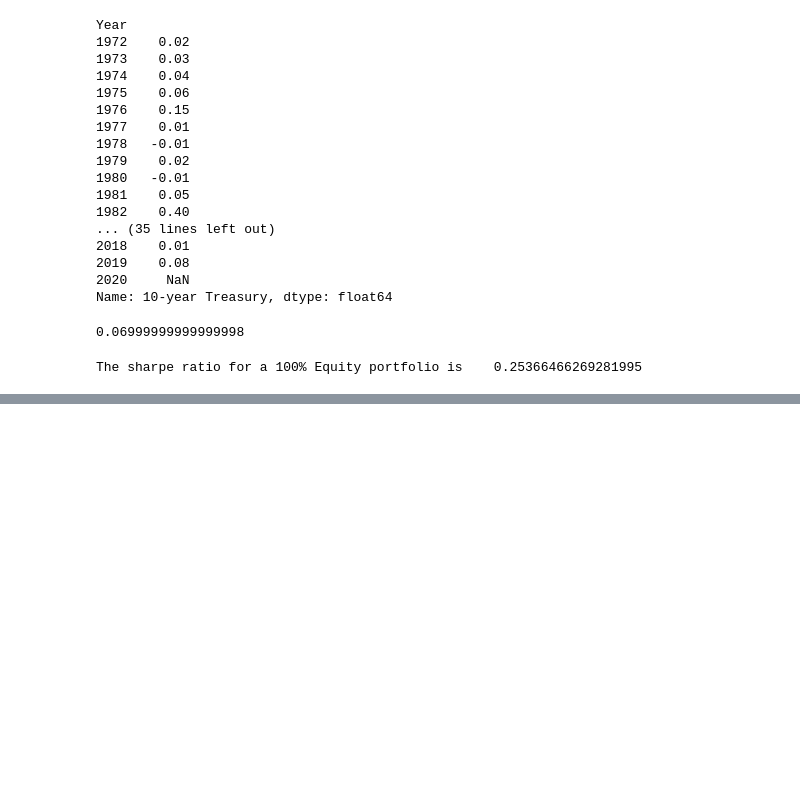
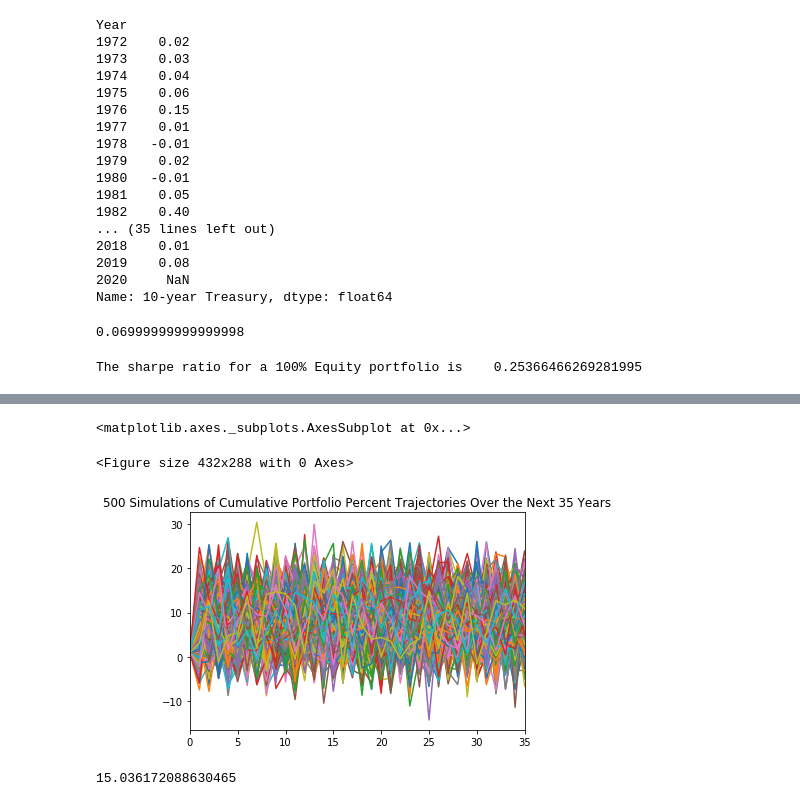
Before and after one commit to HendersonRichardK/project_1, a Jupyter notebook: Portfolio_Analysis.ipynb, the cells around one changed output, grey strips where cells are left out. Cells and saved outputs as stored; diff of their text form; code cells hidden in the pictures; blank space fills up the shorter version.

```diff
--- a/Portfolio_Analysis.ipynb
+++ b/Portfolio_Analysis.ipynb
@@ -345,0 +407,5 @@ The sharpe ratio for a 100% Equity portfolio is    0.19013980679138467
+# %%
+avg_cumulative_return_85=cumulative_returns_85.mean()
+std_cumulative_return_85=cumulative_returns_85.std()
+last_cumulative_return_85=cumulative_returns_85.iloc[-1]
+last_cumulative_return_85
@@ -345,0 +414,35 @@ The sharpe ratio for a 100% Equity portfolio is    0.19013980679138467
+# %%
+number_simulations = 500
+number_records = 35
+monte_carlo = pd.DataFrame()
+# %%
+simulated_pct_df_85 = pd.DataFrame()
+portfolio_cumulative_pcts_85 = pd.DataFrame()
+
+for n in range(number_simulations):
+
+
+
+    simulated_cumulative_returns_85 = [last_cumulative_return_85]
+
+
+
+    for i in range(number_records):
+
+        simulated_cumulative_return_85 = simulated_cumulative_returns_85[-1] * (1 + np.random.normal(avg_cumulative_return_85, std_cumulative_return_85))
+
+        simulated_cumulative_returns_85.append(simulated_cumulative_return_85)
+
+
+    simulated_pct_df_85["Cumulative Return"] = pd.Series(simulated_cumulative_returns_85)
+
+    simulated_pct_returns_85=simulated_pct_df_85.pct_change()
+
+
+    weights = [1.0]
+
+
+    portfolio_pct_returns_85 = simulated_pct_returns_85.dot(weights)
+
+
+    portfolio_cumulative_pcts_85[n] = (1 + portfolio_pct_returns_85.fillna(0))
@@ -345,0 +459,15 @@ The sharpe ratio for a 100% Equity portfolio is    0.19013980679138467
+# %%
+fig=plt.figure();
+plot_title = f"{n+1} Simulations of Cumulative Portfolio Percent Trajectories Over the Next 35 Years"
+portfolio_cumulative_pcts_85.plot(legend=None, title=plot_title)
+# %% [output]
+<matplotlib.axes._subplots.AxesSubplot at 0x...>
+<Figure size 432x288 with 0 Axes>
+[figure, added]
+# %%
+avg_cumulative_return_60=cumulative_returns_60.mean()
+std_cumulative_return_60=cumulative_returns_60.std()
+last_cumulative_return_60=cumulative_returns_60.iloc[-1]
+last_cumulative_return_60
+# %% [output]
+15.036172088630465
```
Also changed, not shown: parts of 15 cells of this notebook, 1 other file.
